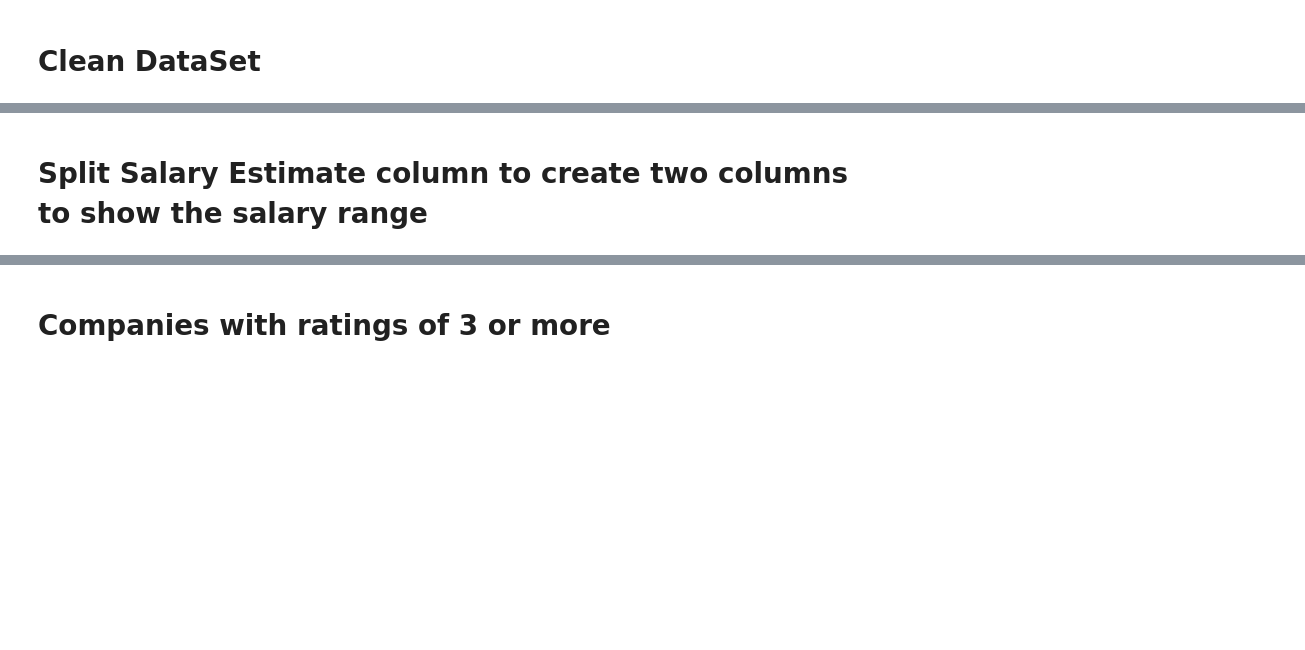
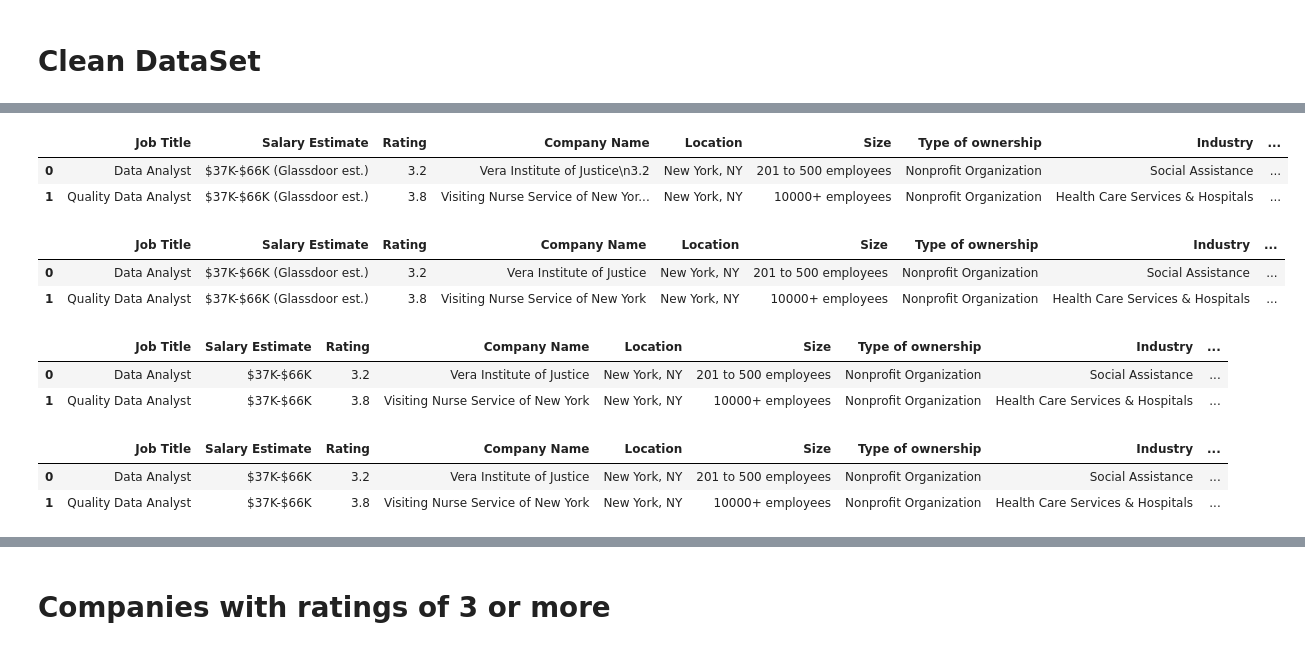
Before and after one commit to blaylockmatt/DataAnalystJobProspects, a Jupyter notebook: DataAnalystJobs.ipynb, the cells around one changed output, grey strips where cells are left out. Cells and saved outputs as stored; diff of their text form; code cells hidden in the pictures; blank space fills up the shorter version.

```diff
--- a/DataAnalystJobs.ipynb
+++ b/DataAnalystJobs.ipynb
@@ -69,5 +53,45 @@ data.head(10)
-# %% [markdown]
-# Split Salary Estimate column to create two columns to show the salary range
+# %%
+try_this = data['Job Title'].str.split(',', n=1)
+data['Job Title'],data['Department'] = try_this.str[0], try_this.str[1]
+
+data.drop(columns = ["Department"], inplace = True)
+data.head(2)
+# %% [output]
+|  | Job Title | Salary Estimate | Rating | Company Name | Location | Size | Type of ownership | Industry | ... |
+| 0 | Data Analyst | $37K-$66K (Glassdoor est.) | 3.2 | Vera Institute of Justice\n3.2 | New York, NY | 201 to 500 employees | Nonprofit Organization | Social Assistance | ... |
+| 1 | Quality Data Analyst | $37K-$66K (Glassdoor est.) | 3.8 | Visiting Nurse Service of New Yor... | New York, NY | 10000+ employees | Nonprofit Organization | Health Care Services & Hospitals | ... |
+# %%
+try_it = data['Company Name'].str.split('\n', n=1)
+data['Company Name'],data['R2'] = try_it.str[0], try_it.str[1]
+
+data.drop(columns = ["R2"], inplace = True)
+data.head(2)
+# %% [output]
+|  | Job Title | Salary Estimate | Rating | Company Name | Location | Size | Type of ownership | Industry | ... |
+| 0 | Data Analyst | $37K-$66K (Glassdoor est.) | 3.2 | Vera Institute of Justice | New York, NY | 201 to 500 employees | Nonprofit Organization | Social Assistance | ... |
+| 1 | Quality Data Analyst | $37K-$66K (Glassdoor est.) | 3.8 | Visiting Nurse Service of New York | New York, NY | 10000+ employees | Nonprofit Organization | Health Care Services & Hospitals | ... |
+# %%
+by_salary = data['Salary Estimate'].str.split('(', n=1)
+data['Salary Estimate'],data['Glass'] = by_salary.str[0], by_salary.str[1]
+
+data.drop(columns = ["Glass"], inplace = True)
+
+data.head(2)
+# %% [output]
+|  | Job Title | Salary Estimate | Rating | Company Name | Location | Size | Type of ownership | Industry | ... |
+| 0 | Data Analyst | $37K-$66K | 3.2 | Vera Institute of Justice | New York, NY | 201 to 500 employees | Nonprofit Organization | Social Assistance | ... |
+| 1 | Quality Data Analyst | $37K-$66K | 3.8 | Visiting Nurse Service of New York | New York, NY | 10000+ employees | Nonprofit Organization | Health Care Services & Hospitals | ... |
+# %%
+split_salary = data['Salary Estimate'].str.split('-', n=1)
+data['Minimum Salary'],data['Maximum Salary'] = by_salary.str[0], by_salary.str[1]
+
+#data.drop(columns = ["Glass"], inplace = True)
+
+data.head(2)
+# %% [output]
+|  | Job Title | Salary Estimate | Rating | Company Name | Location | Size | Type of ownership | Industry | ... |
+| 0 | Data Analyst | $37K-$66K | 3.2 | Vera Institute of Justice | New York, NY | 201 to 500 employees | Nonprofit Organization | Social Assistance | ... |
+| 1 | Quality Data Analyst | $37K-$66K | 3.8 | Visiting Nurse Service of New York | New York, NY | 10000+ employees | Nonprofit Organization | Health Care Services & Hospitals | ... |
 # %%
 # new data frame with split value columns
 new = data["Salary Estimate"].str.split("-", n = 1, expand = True)
```
Also changed, not shown: parts of 9 cells of this notebook.
